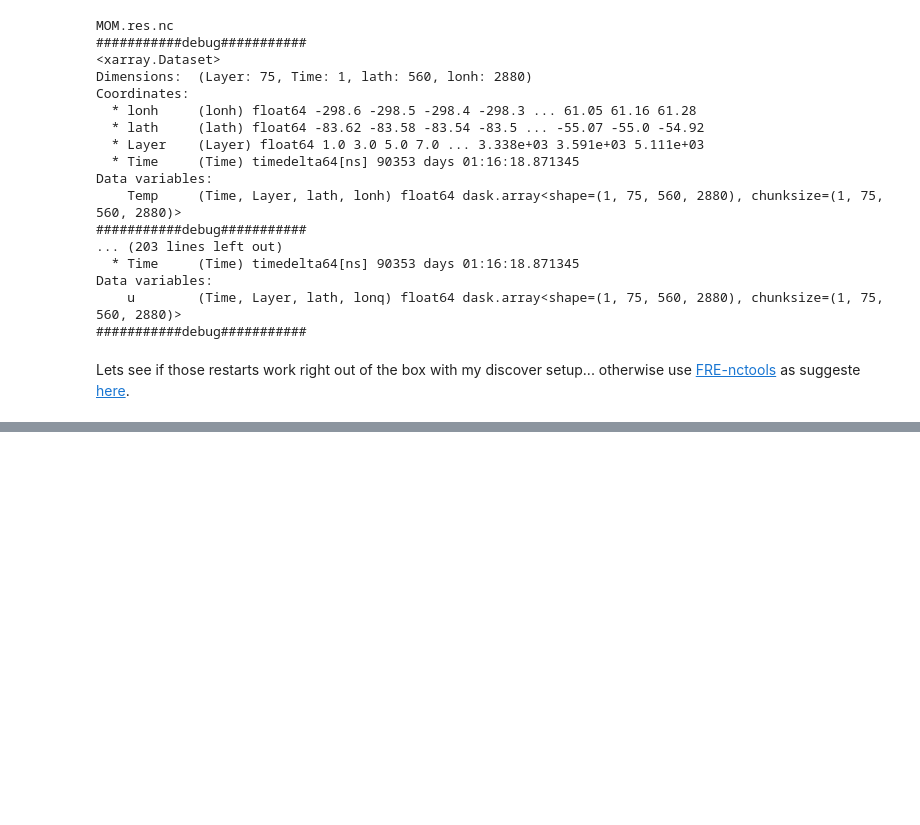
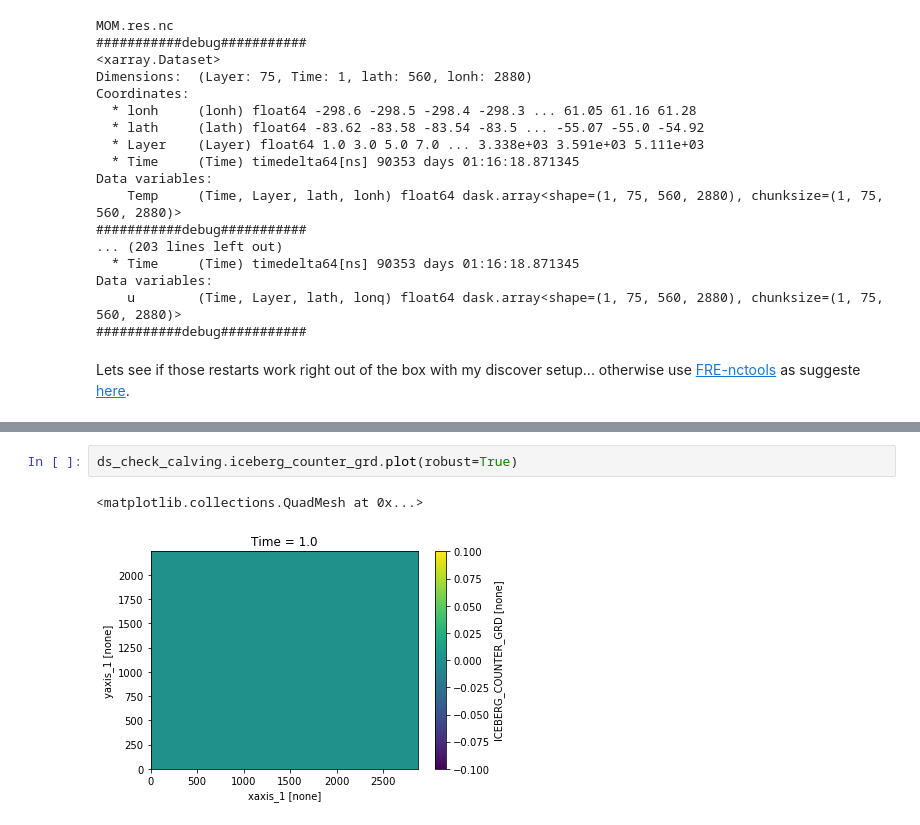
Before and after one commit to jbusecke/mom6_design, a Jupyter notebook: notebooks/gfdl_combine_restarts_OM4p0125.ipynb, the cells around one changed output, grey strips where cells are left out. Drawn from its saved outputs; the diff is of its cells as text; blank space fills up the shorter version.

```diff
--- a/notebooks/gfdl_combine_restarts_OM4p0125.ipynb
+++ b/notebooks/gfdl_combine_restarts_OM4p0125.ipynb
@@ -147,0 +178,5 @@ Lets see if those restarts work right out of the box with my discover setup... o
+# %%
+ds_check_calving.iceberg_counter_grd.plot(robust=True)
+# %% [output]
+<matplotlib.collections.QuadMesh at 0x...>
+[figure, added]
```
Also changed, not shown: parts of 7 cells of this notebook.
